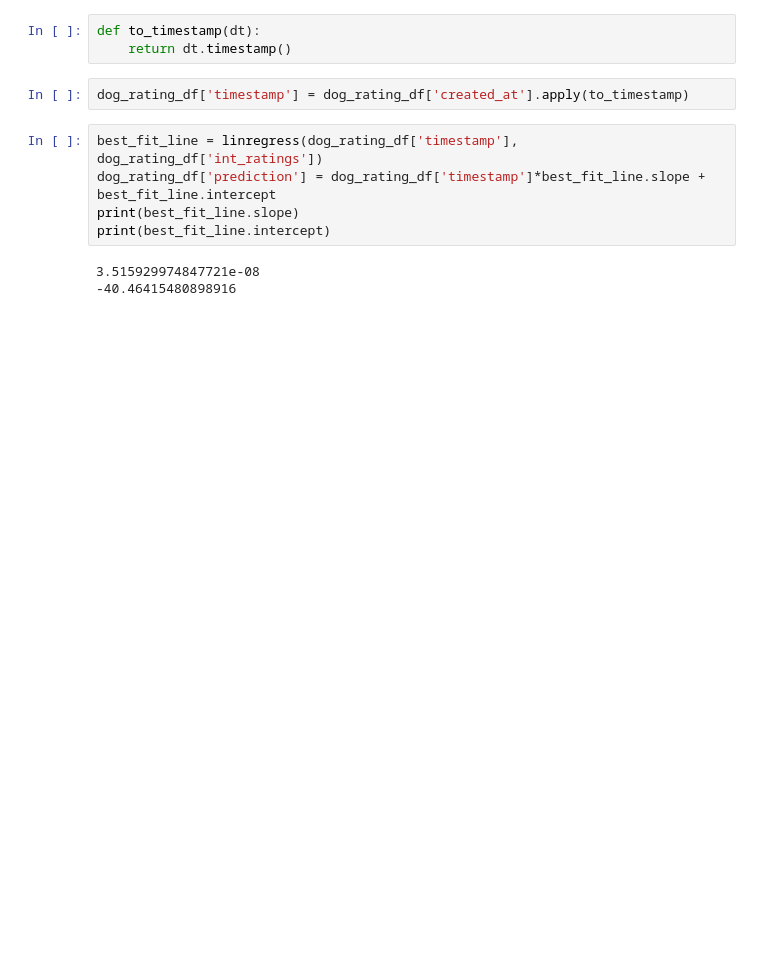
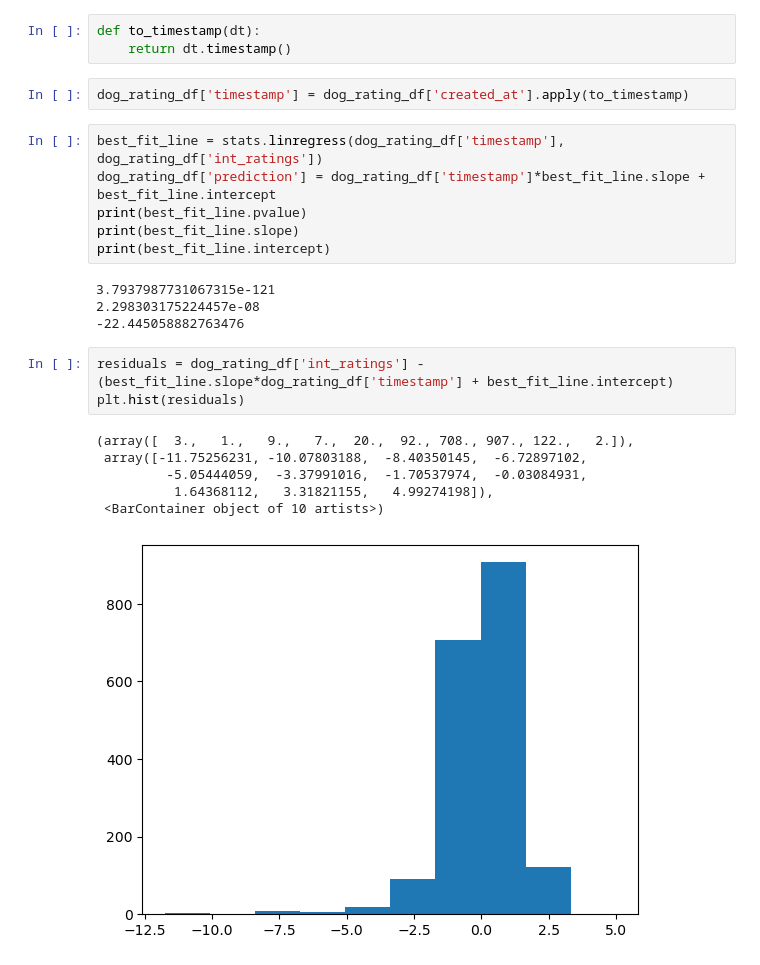
Before and after one commit to brndncho/CMPT353, a Jupyter notebook: e7/dog-rates.ipynb, the cells around one changed output. Saved outputs shown, nothing was run; the diff lists cells and outputs as text; blank space fills up the shorter version.

```diff
--- a/e7/dog-rates.ipynb
+++ b/e7/dog-rates.ipynb
@@ -26,13 +26,25 @@ def to_timestamp(dt):
 # %%
 dog_rating_df['timestamp'] = dog_rating_df['created_at'].apply(to_timestamp)
 # %%
-best_fit_line = linregress(dog_rating_df['timestamp'], dog_rating_df['int_ratings'])
+best_fit_line = stats.linregress(dog_rating_df['timestamp'], dog_rating_df['int_ratings'])
 dog_rating_df['prediction'] = dog_rating_df['timestamp']*best_fit_line.slope + best_fit_line.intercept
+print(best_fit_line.pvalue)
 print(best_fit_line.slope)
 print(best_fit_line.intercept)
 # %% [output]
-3.515929974847721e-08
--40.46415480898916
+3.7937987731067315e-121
+2.298303175224457e-08
+-22.445058882763476
+# %%
+residuals = dog_rating_df['int_ratings'] - (best_fit_line.slope*dog_rating_df['timestamp'] + best_fit_line.intercept)
+plt.hist(residuals)
+# %% [output]
+(array([  3.,   1.,   9.,   7.,  20.,  92., 708., 907., 122.,   2.]),
+ array([-11.75256231, -10.07803188,  -8.40350145,  -6.72897102,
+         -5.05444059,  -3.37991016,  -1.70537974,  -0.03084931,
+          1.64368112,   3.31821155,   4.99274198]),
+ <BarContainer object of 10 artists>)
+[figure, added]
 # %%
 dog_rating_df
 # %% [output]
```
Also changed, not shown: parts of 4 cells of this notebook.
